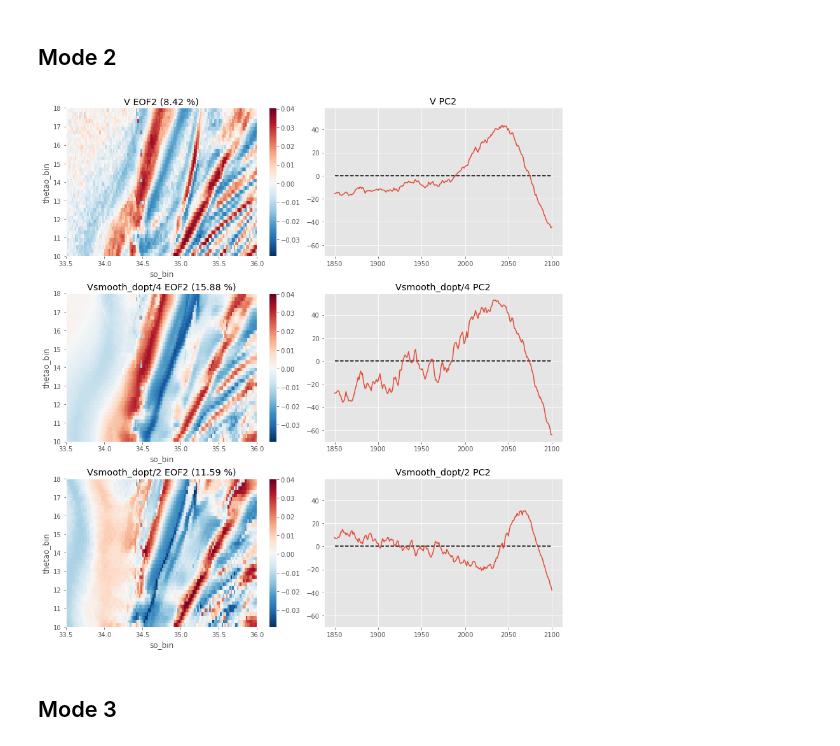
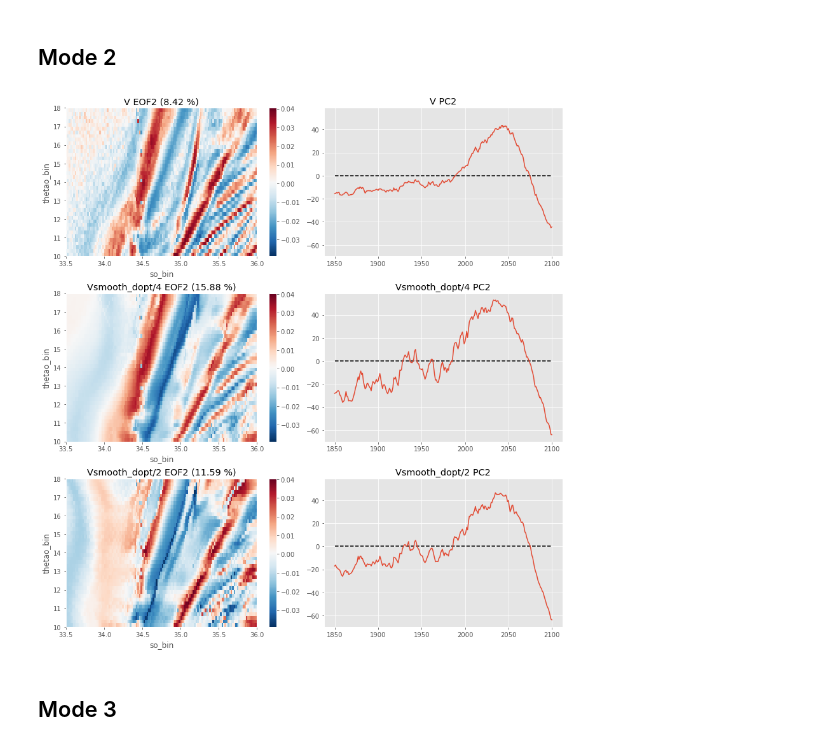
Before and after one commit to ysilvy/bin_TS, a Jupyter notebook: V_Vsmooth_eof.ipynb, the cells around one changed output. Cells and saved outputs as stored; diff of their text form; code cells hidden in the pictures.

```diff
--- a/V_Vsmooth_eof.ipynb
+++ b/V_Vsmooth_eof.ipynb
@@ -162,35 +162,35 @@ vmin = np.min(np.array([eof20,eof21,eof22]))
 vmax = np.max(np.array([eof20,eof21,eof22]))
 
 c = eof20.T.plot(ax=ax[0,0],add_colorbar=False,vmin=vmin,vmax=vmax,center=0,cmap='RdBu_r')
 cb = fig.colorbar(c,ax=ax[0,0],label='')
 ax[0,0].set_title('V EOF2 ('+'%.2f '% Decimal(str(var20))+'%)')
 ax[0,1].plot(time,pcs[:,1])
 ax[0,1].hlines(0,time[0],time[-1],colors='k',linestyles='dashed')
 ax[0,1].set_title('V PC2')
 
 c = eof21.T.plot(ax=ax[1,0],add_colorbar=False,vmin=vmin,vmax=vmax,center=0,cmap='RdBu_r')
 cb = fig.colorbar(c,ax=ax[1,0],label='')
 ax[1,0].set_title('Vsmooth_dopt/4 EOF2 ('+'%.2f '% Decimal(str(var21))+'%)')
 ax[1,1].plot(time,pcs1[:,1])
 ax[1,1].hlines(0,time[0],time[-1],colors='k',linestyles='dashed')
 ax[1,1].set_title('Vsmooth_dopt/4 PC2')
 
 c = eof22.T.plot(ax=ax[2,0],add_colorbar=False,vmin=vmin,vmax=vmax,center=0,cmap='RdBu_r')
 cb = fig.colorbar(c,ax=ax[2,0],label='')
 ax[2,0].set_title('Vsmooth_dopt/2 EOF2 ('+'%.2f '% Decimal(str(var22))+'%)')
-ax[2,1].plot(time,pcs2[:,2])
+ax[2,1].plot(time,pcs2[:,1])
 ax[2,1].hlines(0,time[0],time[-1],colors='k',linestyles='dashed')
 ax[2,1].set_title('Vsmooth_dopt/2 PC2')
 
 ylim = ax[1,1].get_ylim()
 ax[0,1].set_ylim(ylim[0],ylim[1])
 ax[2,1].set_ylim(ylim[0],ylim[1])
 
 plt.subplots_adjust(hspace=0.25,wspace=0.08)
 # title = ''
 # plt.suptitle(title,fontsize=14,fontweight='bold')
 # %% [output]
-[figure, old version]
+[figure, new version]
 # %% [markdown]
 ## Mode 3
 # %%
```
